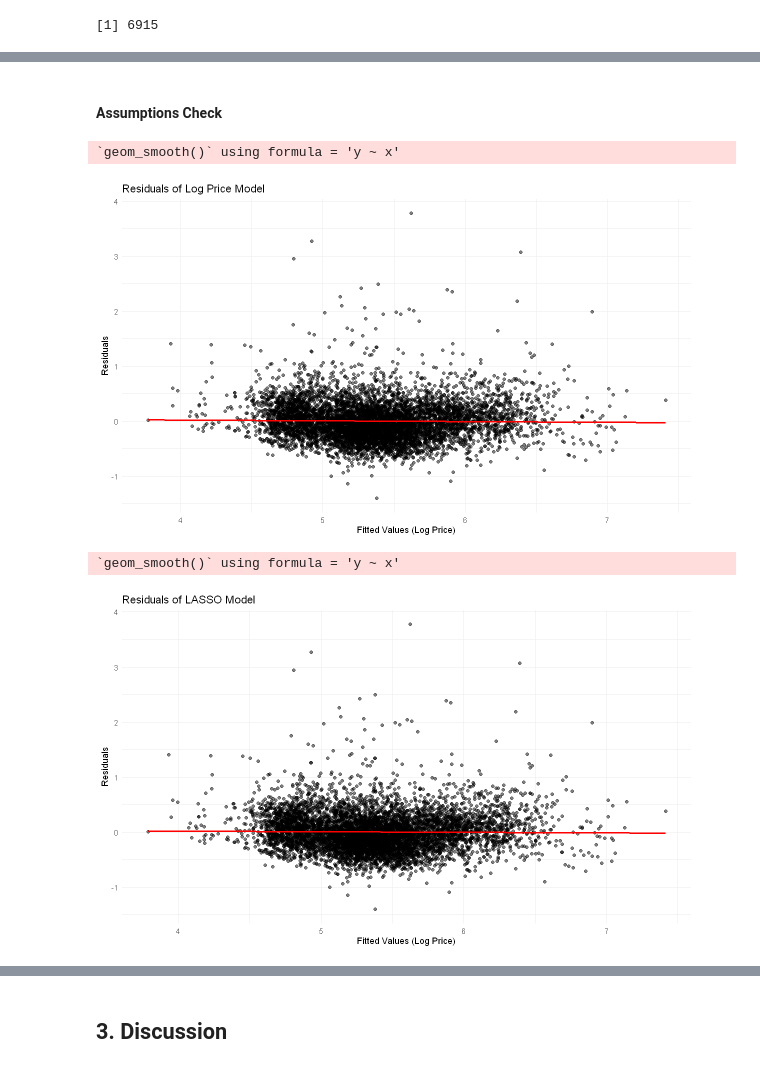
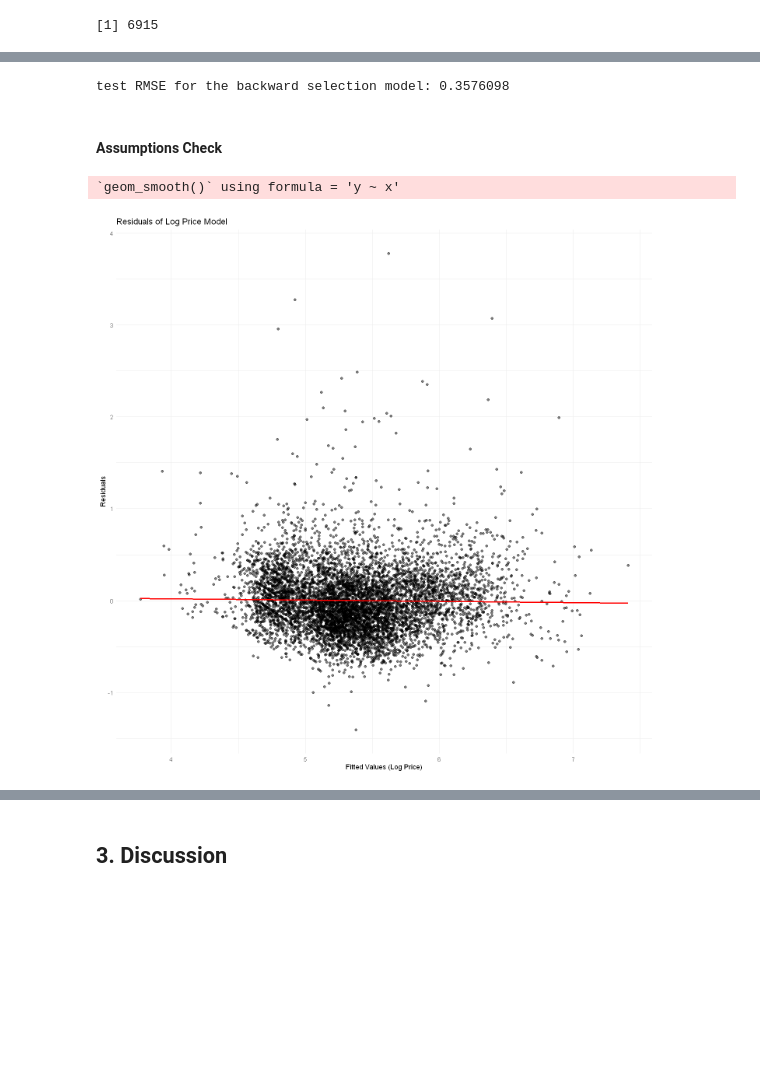
Before and after one commit to NathanPalaiologos/STAT-301-Project, a Jupyter notebook: group_16_final_report.ipynb, the cells around one changed output, grey strips where cells are left out. Drawn from its saved outputs; the diff is of its cells as text; code cells hidden in the pictures; blank space fills up the shorter version.

Commit message:
added cross validation and diagnostic plots for the backward selection model

```diff
--- a/group_16_final_report.ipynb
+++ b/group_16_final_report.ipynb
@@ -750,0 +759,6 @@ A tibble: 3 × 2
+# %%
+# Main developer: Nathan Zhang
+
+# Fit the backward selection model on the full training data
+backward_model <- stepAIC(lm(log_realSum ~ ., data = train_data), direction = "backward", k = log(nrow(train_data)))
+pred_backward <- predict(backward_model, newdata = test_data)
@@ -751,39 +783,31 @@ A tibble: 3 × 2
+# %%
+# Main developer: Nathan Zhang
+
+# Calculate RMSE for the backward selection model
+rmse_backward <- rmse(test_data$log_realSum, pred_backward)
+
+cat("test RMSE for the backward selection model:", rmse_backward, "\n")
+# %% [output]
+test RMSE for the backward selection model: 0.3576098
 # %% [markdown]
 #### Assumptions Check
 # %%
 # Main developer: Nathan Zhang
 
 # Plot the residuals of the backward selection model
 bwd_residuals_plot <- ggplot(data = tibble(
-    fitted = predictions_bwd,
-    resid = test_data$log_realSum - predictions_bwd),
+    fitted = pred_backward,
+    resid = test_data$log_realSum - pred_backward),
     aes(x = fitted, y = resid)
  ) +
     geom_point(alpha = 0.5) +
     geom_smooth(method = "lm", color = "red", se = FALSE) +
     labs(title = "Residuals of Log Price Model",
          x = "Fitted Values (Log Price)",
          y = "Residuals") +
     theme_minimal()
 
 bwd_residuals_plot
 # %% [output]
 `geom_smooth()` using formula = 'y ~ x'
-[figure, old version]
+[figure, new version]
-# %%
-# Plot the residuals of the LASSO model
-lasso_residuals_plot <- ggplot(data = tibble(
-    fitted = lasso_predictions,
-    resid = test_data$log_realSum - lasso_predictions
-), aes(x = fitted, y = resid)) +
-    geom_point(alpha = 0.5) +
-    geom_smooth(method = "lm", color = "red", se = FALSE) +
-    labs(title = "Residuals of LASSO Model",
-         x = "Fitted Values (Log Price)",
-         y = "Residuals") +
-    theme_minimal()
-
-lasso_residuals_plot
-# %% [output]
-`geom_smooth()` using formula = 'y ~ x'
-[figure, removed]
```
Also changed, not shown: parts of 20 cells of this notebook.
